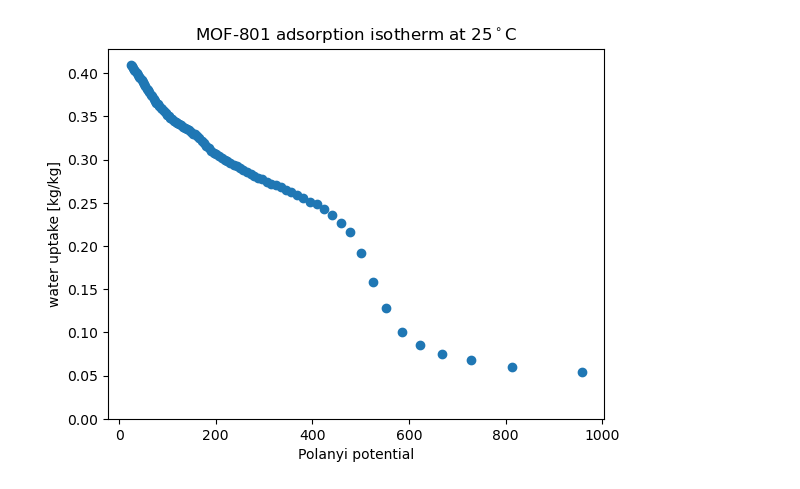
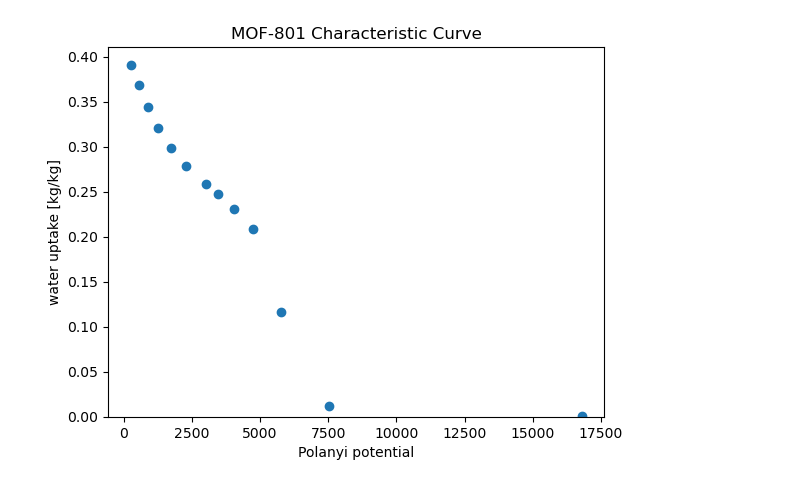
Before and after one commit to SimonEnsemble/water_harvesting, a Jupyter notebook: Polanyi_Calculation.ipynb, the cells around one changed output. Cells and saved outputs as stored; diff of their text form; code cells hidden in the pictures.

```diff
--- a/Polanyi_Calculation.ipynb
+++ b/Polanyi_Calculation.ipynb
@@ -25,17 +15,17 @@ Need molar mass of MOF to plug into
 R = 8.314 # J/(mol-K)
 # %%
 def read_ads_data(mof, temperature):
-    ads_data = pd.read_csv('data/{}_{}C_samplecurve.csv'.format(mof, temperature))
+    ads_data = pd.read_csv('data/{}_{}C.csv'.format(mof, temperature))
 
     ads_data['P/P_0'] = ads_data['RH[%]'] / 100
 
     # polanyi adsorption potential
-    ads_data["A"] = -R * temperature * np.log(ads_data['P/P_0'])
+    ads_data["A"] = -R * (temperature+273.15) * np.log(ads_data['P/P_0'])
 
     ads_data = ads_data.drop(columns=['RH[%]'])
     return ads_data
 # %%
-ads_data = read_ads_data("mof_801", 25)
-ads_data.head()
+ads_data = read_ads_data("MOF_801", 25)
+ads_data
 # %% [output]
 |  | Water Uptake [kg kg-1] | P/P_0 | A |
@@ -80,12 +74,12 @@ plt.show()
 # %%
 fig = plt.figure()
 plt.scatter(ads_data['A'], ads_data['Water Uptake [kg kg-1]'])
-plt.title('MOF-801 adsorption isotherm at 25$^\circ$C')
+plt.title('MOF-801 Characteristic Curve')
 plt.xlabel('Polanyi potential')
 plt.ylabel('water uptake [kg/kg]')
 plt.ylim(ymin=0)
 # plt.xlim(0, 1)
 plt.show()
 # %% [output]
-[figure, old version]
+[figure, new version]
 # %%
```
Also changed, not shown: parts of 23 cells of this notebook, 2 other files.
